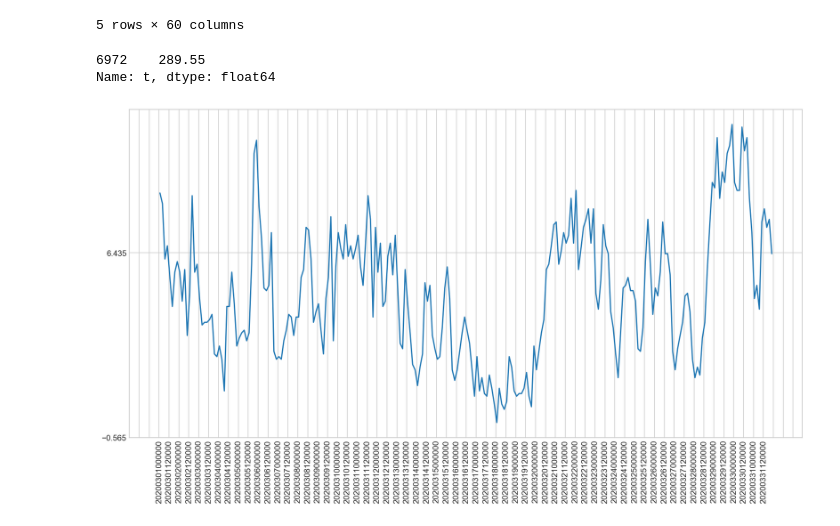
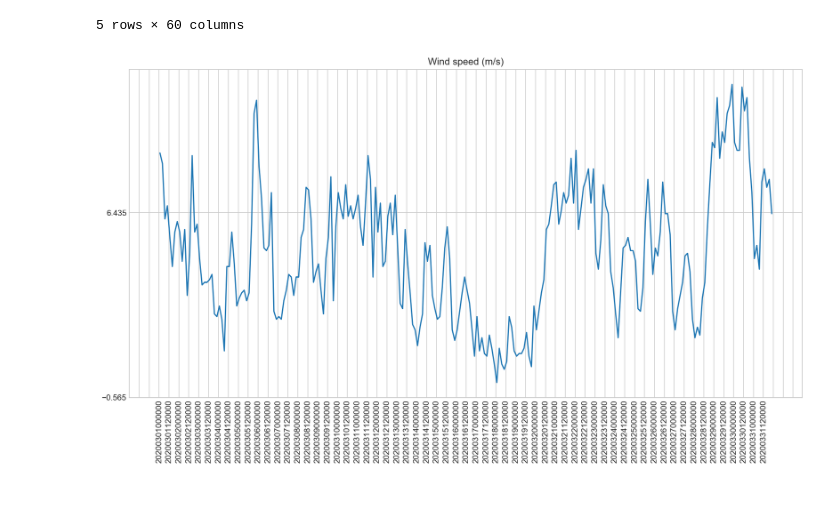
Before and after one commit to krusty-is-cool/AirQuality-Lockdown, a Jupyter notebook: AirQualityLockdown.ipynb, the cells around one changed output. Saved outputs shown, nothing was run; the diff lists cells and outputs as text; code cells hidden in the pictures; blank space fills up the shorter version.

```diff
--- a/AirQualityLockdown.ipynb
+++ b/AirQualityLockdown.ipynb
@@ -362,23 +281,19 @@ weather_202003.head()
 5 rows × 60 columns
 # %%
 weather_202003 = weather_202003[weather_202003["numer_sta"] == "07149"]
-# %%
-weather_202003[weather_202003["date"]=="20200315120000"]["t"].astype(float)
-# %% [output]
-6972    289.55
-Name: t, dtype: float64
 # %%
 fig = plt.figure(figsize=(15,7.5), dpi=150)
 ax = plt.axes()
 
 weather = plt.plot(weather_202003["date"].to_numpy(),
               weather_202003["ff"].to_numpy().astype(float),
-                      label = "vitesse vent")
+                      label = "wind speed")
 
+plt.title("Wind speed (m/s)")
 start, end = ax.get_xlim()
 ax.xaxis.set_ticks(np.arange(start, end, 4.0))
 ticks = plt.xticks(rotation=90)
 start2, end2 = ax.get_ylim()
 ticks2 = ax.yaxis.set_ticks(np.arange(start2, end2, 7.0))
 # %% [output]
-[figure, old version]
+[figure, new version]
```
Also changed, not shown: parts of 17 cells of this notebook.
